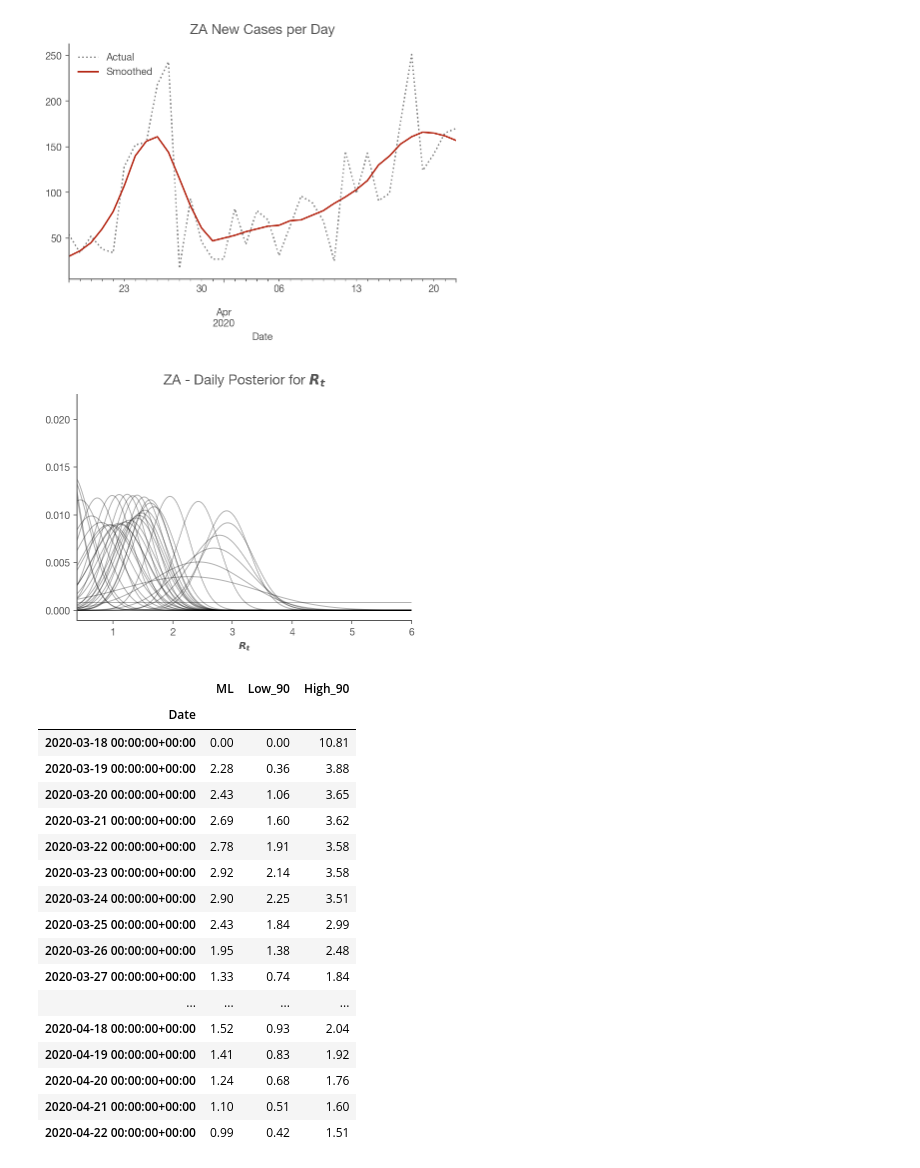
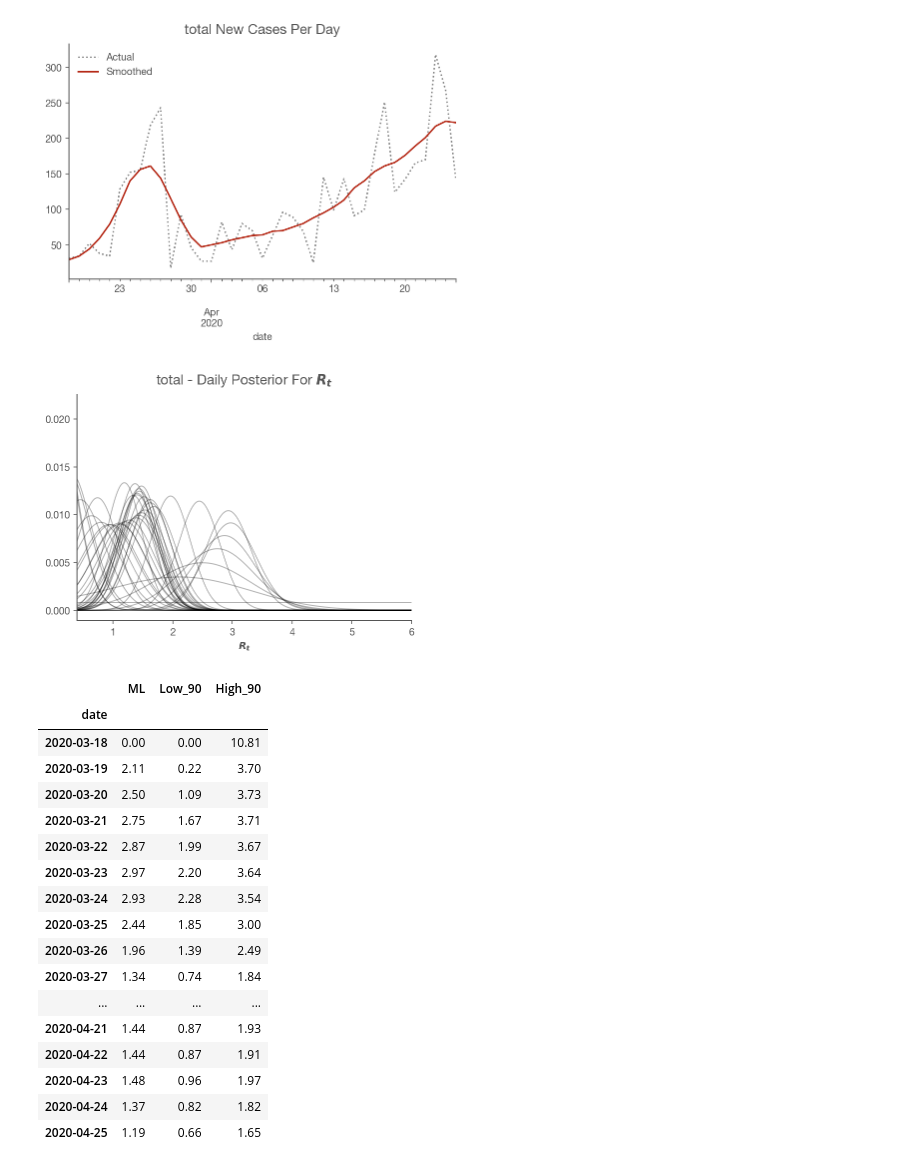
Before and after one commit to heerden/covid-19, a Jupyter notebook: Realtime_R0_World.ipynb, the cells around one changed output. Drawn from its saved outputs; the diff is of its cells as text; code cells hidden in the pictures.

Commit message:
New data source for za data

```diff
--- a/Realtime_R0_World.ipynb
+++ b/Realtime_R0_World.ipynb
@@ -41,0 +40,13 @@ Name: Confirmed, dtype: int64
+# %%
+url = 'https://raw.githubusercontent.com/dsfsi/covid19za/master/data/covid19za_provincial_cumulative_timeline_confirmed.csv'
+data_all = pd.read_csv(url,
+                     parse_dates=['date'], dayfirst=True,
+                     squeeze=True).sort_index()
+
+# single plot
+state_name = 'total'
+
+# current data set has empty total for last record
+data_filter = data_all[:-1];
+country = data_filter
+country
@@ -42,24 +71,25 @@ Name: Confirmed, dtype: int64
 # %%
-original, smoothed = prepare_cases(country)
+cases = pd.Series(country[state_name].values,index=country['date'])
+original, smoothed = prepare_cases(cases)
 
-original.plot(title=f"{state_name} New Cases per Day",
+original.plot(title=f"{state_name} New Cases Per Day",
                c='k',
                linestyle=':',
                alpha=.5,
                label='Actual',
                legend=True,
              figsize=(500/72, 300/72))
 
 ax = smoothed.plot(label='Smoothed',
                    legend=True)
 
 ax.get_figure().set_facecolor('w')
 # %% [output]
-[figure, old version]
+[figure, new version]
 # %%
 posteriors, log_likelihood = get_posteriors(smoothed, sigma=.25)
 # %%
-ax = posteriors.plot(title=f'{state_name} - Daily Posterior for $R_t$',
+ax = posteriors.plot(title=f'{state_name} - Daily Posterior For $R_t$',
            legend=False,
            lw=1,
            c='k',
@@ -68,7 +98,7 @@ ax = posteriors.plot(title=f'{state_name} - Daily Posterior for $R_t$',
 
 ax.set_xlabel('$R_t$');
 # %% [output]
-[figure, old version]
+[figure, new version]
 # %%
 hdis = highest_density_interval(posteriors, p=.9)
 
@@ -80,20 +110,20 @@ result = pd.concat([most_likely, hdis], axis=1)
 result
 # %% [output]
 |  | ML | Low_90 | High_90 |
-| Date |  |  |  |
-| 2020-03-18 00:00:00+00:00 | 0.00 | 0.00 | 10.81 |
-| 2020-03-19 00:00:00+00:00 | 2.28 | 0.36 | 3.88 |
-| 2020-03-20 00:00:00+00:00 | 2.43 | 1.06 | 3.65 |
-| 2020-03-21 00:00:00+00:00 | 2.69 | 1.60 | 3.62 |
-| 2020-03-22 00:00:00+00:00 | 2.78 | 1.91 | 3.58 |
-| 2020-03-23 00:00:00+00:00 | 2.92 | 2.14 | 3.58 |
-| 2020-03-24 00:00:00+00:00 | 2.90 | 2.25 | 3.51 |
-| 2020-03-25 00:00:00+00:00 | 2.43 | 1.84 | 2.99 |
-| 2020-03-26 00:00:00+00:00 | 1.95 | 1.38 | 2.48 |
-| 2020-03-27 00:00:00+00:00 | 1.33 | 0.74 | 1.84 |
+| date |  |  |  |
+| 2020-03-18 | 0.00 | 0.00 | 10.81 |
+| 2020-03-19 | 2.11 | 0.22 | 3.70 |
+| 2020-03-20 | 2.50 | 1.09 | 3.73 |
+| 2020-03-21 | 2.75 | 1.67 | 3.71 |
+| 2020-03-22 | 2.87 | 1.99 | 3.67 |
+| 2020-03-23 | 2.97 | 2.20 | 3.64 |
+| 2020-03-24 | 2.93 | 2.28 | 3.54 |
+| 2020-03-25 | 2.44 | 1.85 | 3.00 |
+| 2020-03-26 | 1.96 | 1.39 | 2.49 |
+| 2020-03-27 | 1.34 | 0.74 | 1.84 |
 | ... | ... | ... | ... |
-| 2020-04-18 00:00:00+00:00 | 1.52 | 0.93 | 2.04 |
-| 2020-04-19 00:00:00+00:00 | 1.41 | 0.83 | 1.92 |
-| 2020-04-20 00:00:00+00:00 | 1.24 | 0.68 | 1.76 |
-| 2020-04-21 00:00:00+00:00 | 1.10 | 0.51 | 1.60 |
-| 2020-04-22 00:00:00+00:00 | 0.99 | 0.42 | 1.51 |
+| 2020-04-21 | 1.44 | 0.87 | 1.93 |
+| 2020-04-22 | 1.44 | 0.87 | 1.91 |
+| 2020-04-23 | 1.48 | 0.96 | 1.97 |
+| 2020-04-24 | 1.37 | 0.82 | 1.82 |
+| 2020-04-25 | 1.19 | 0.66 | 1.65 |
```
Also changed, not shown: parts of 5 cells of this notebook.
